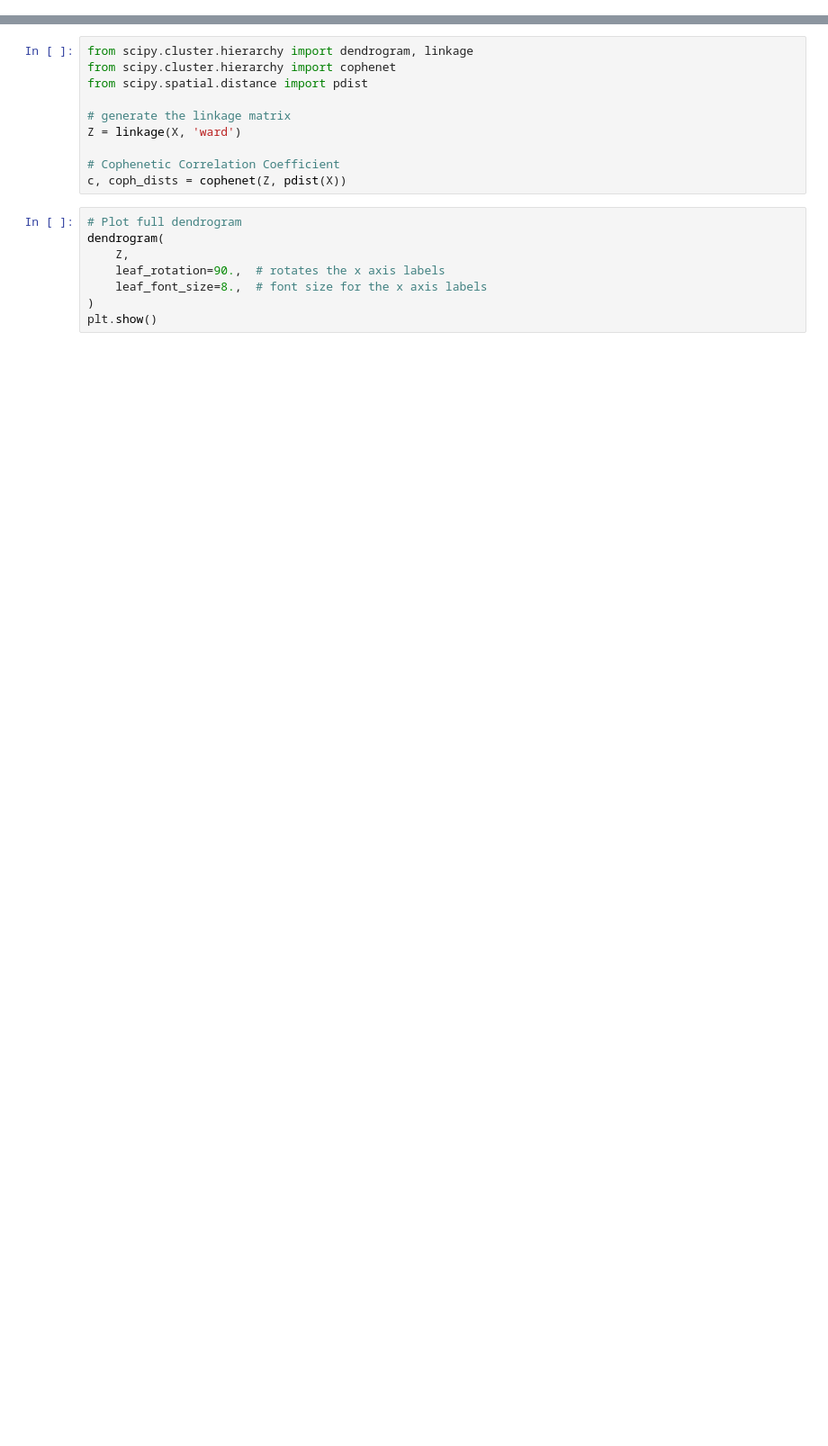
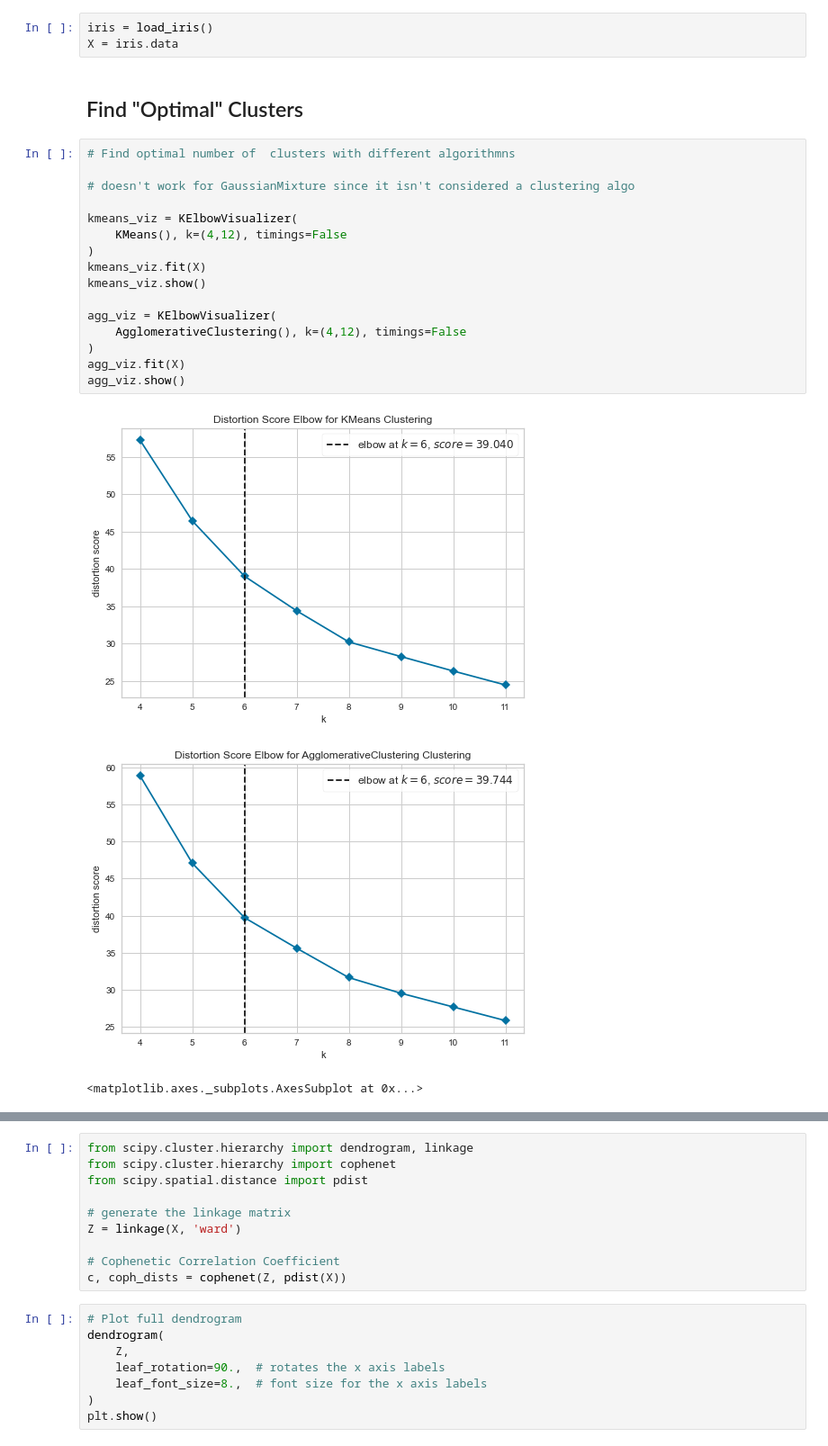
Before and after one commit to jessecambon/Data-Science-Sandbox, a Jupyter notebook: Python/Clustering.ipynb, the cells around one changed output, grey strips where cells are left out. Shown: that part at 90% size. Saved outputs shown, nothing was run; the diff lists cells and outputs as text; blank space fills up the shorter version.

```diff
--- a/Python/Clustering.ipynb
+++ b/Python/Clustering.ipynb
@@ -3 +40,26 @@ Experiment with hierarchal clustering
+# %%
+iris = load_iris()
+X = iris.data
+# %% [markdown]
+## Find "Optimal" Clusters
+# %%
+# Find optimal number of  clusters with different algorithmns
+
+# doesn't work for GaussianMixture since it isn't considered a clustering algo
+
+kmeans_viz = KElbowVisualizer(
+    KMeans(), k=(4,12), timings=False
+)
+kmeans_viz.fit(X)
+kmeans_viz.show()
+
+agg_viz = KElbowVisualizer(
+    AgglomerativeClustering(), k=(4,12), timings=False
+)
+agg_viz.fit(X)
+agg_viz.show()
+# %% [output]
+[figure, added]
+[figure, added]
+<matplotlib.axes._subplots.AxesSubplot at 0x...>
 # %% [markdown]
```
Also changed, not shown: parts of 29 cells of this notebook, 1 other file.
